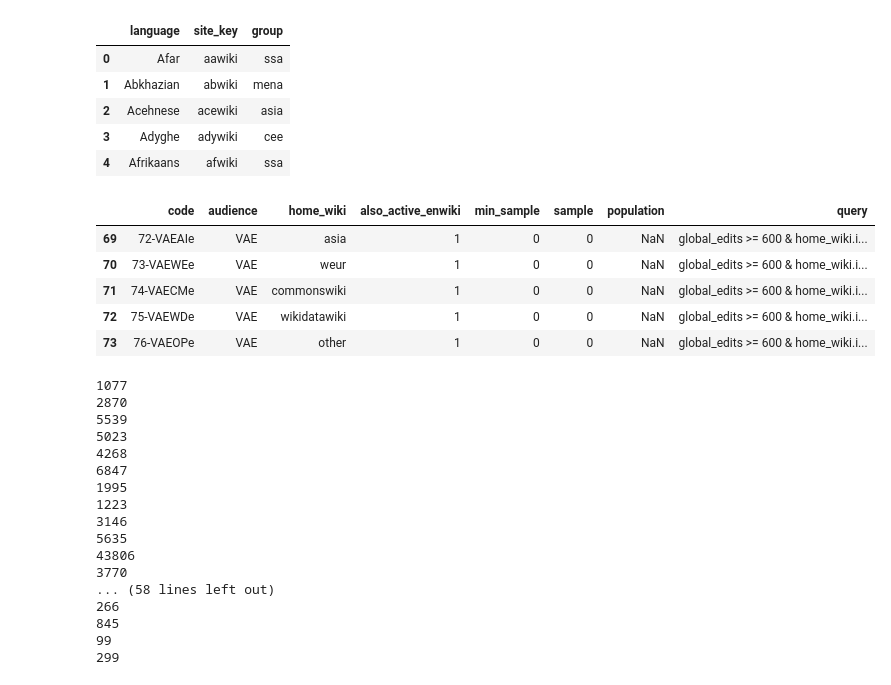
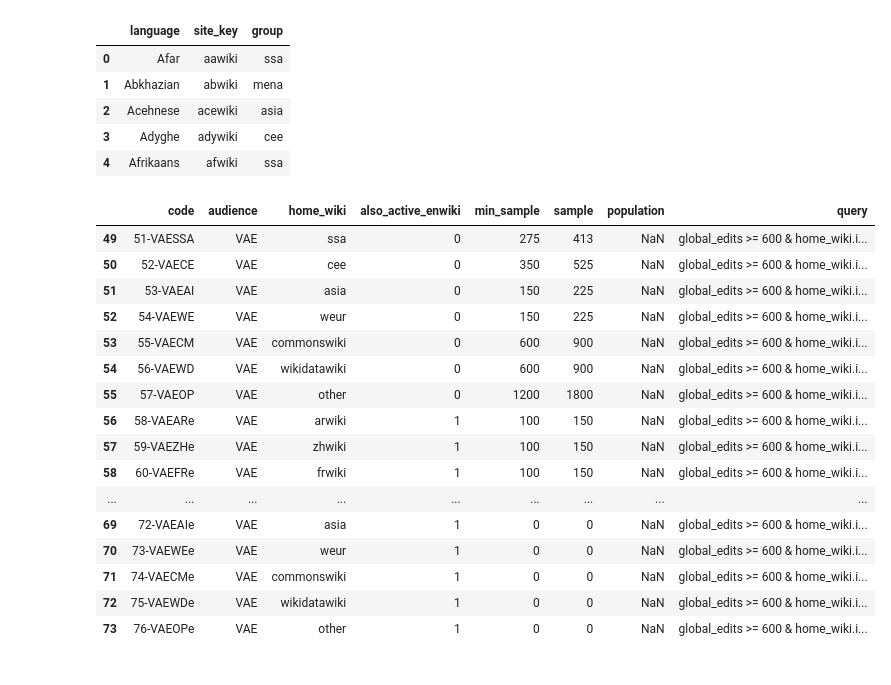
Before and after one commit to wikimedia-research/Community-Insights-sampling, a Jupyter notebook: sampling.ipynb, the cells around one changed output. Drawn from its saved outputs; the diff is of its cells as text; code cells hidden in the pictures.

```diff
--- a/sampling.ipynb
+++ b/sampling.ipynb
@@ -96,27 +98,38 @@ for key, val in wiki_groups.items():
 # %%
 queries = []
 
 for row in defs.itertuples(index = False):
     if row.audience == "AE":
         query = "global_edits < 600"
     else:
         query = "global_edits >= 600"
 
     query += (" & home_wiki.isin({})".format(list(wiki_groups[row.home_wiki])))
 
     if row.home_wiki != "enwiki":
         if row.also_active_enwiki:
             query += " & enwiki >= 30"
         else:
             query += " & (enwiki < 30 | enwiki.isnull())"
 
     queries.append(query)
 
 defs["query"] = queries
 
-defs.tail()
+defs.tail(n = 25)
 # %% [output]
 |  | code | audience | home_wiki | also_active_enwiki | min_sample | sample | population | query |
+| 49 | 51-VAESSA | VAE | ssa | 0 | 275 | 413 | NaN | global_edits >= 600 & home_wiki.i... |
+| 50 | 52-VAECE | VAE | cee | 0 | 350 | 525 | NaN | global_edits >= 600 & home_wiki.i... |
+| 51 | 53-VAEAI | VAE | asia | 0 | 150 | 225 | NaN | global_edits >= 600 & home_wiki.i... |
+| 52 | 54-VAEWE | VAE | weur | 0 | 150 | 225 | NaN | global_edits >= 600 & home_wiki.i... |
+| 53 | 55-VAECM | VAE | commonswiki | 0 | 600 | 900 | NaN | global_edits >= 600 & home_wiki.i... |
+| 54 | 56-VAEWD | VAE | wikidatawiki | 0 | 600 | 900 | NaN | global_edits >= 600 & home_wiki.i... |
+| 55 | 57-VAEOP | VAE | other | 0 | 1200 | 1800 | NaN | global_edits >= 600 & home_wiki.i... |
+| 56 | 58-VAEARe | VAE | arwiki | 1 | 100 | 150 | NaN | global_edits >= 600 & home_wiki.i... |
+| 57 | 59-VAEZHe | VAE | zhwiki | 1 | 100 | 150 | NaN | global_edits >= 600 & home_wiki.i... |
+| 58 | 60-VAEFRe | VAE | frwiki | 1 | 100 | 150 | NaN | global_edits >= 600 & home_wiki.i... |
+| ... | ... | ... | ... | ... | ... | ... | ... | ... |
 | 69 | 72-VAEAIe | VAE | asia | 1 | 0 | 0 | NaN | global_edits >= 600 & home_wiki.i... |
 | 70 | 73-VAEWEe | VAE | weur | 1 | 0 | 0 | NaN | global_edits >= 600 & home_wiki.i... |
 | 71 | 74-VAECMe | VAE | commonswiki | 1 | 0 | 0 | NaN | global_edits >= 600 & home_wiki.i... |
@@ -152,25 +164,5 @@ for row in defs.itertuples(index = False):
     results[0].append(size)
     results[1].append(sample)
 
-# defs.population = results[0]
-
-for n in results[0]:
-    print(n)
+defs["population"] = results[0]
+defs["sampled_users"] = results[1]
-# %% [output]
-1077
-2870
-5539
-5023
-4268
-6847
-1995
-1223
-3146
-5635
-43806
-3770
-... (58 lines left out)
-266
-845
-99
-299
```
Also changed, not shown: parts of 15 cells of this notebook, 1 other file.
